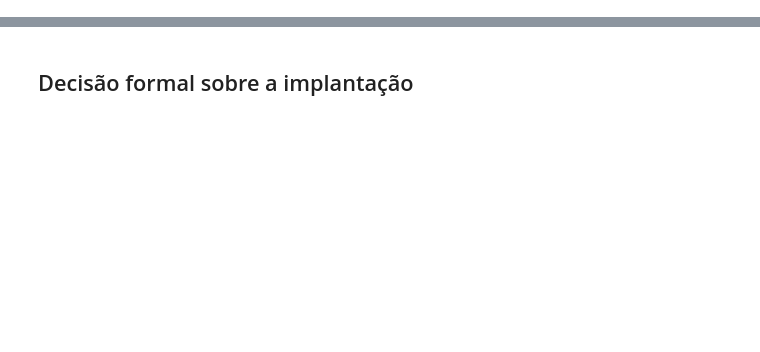
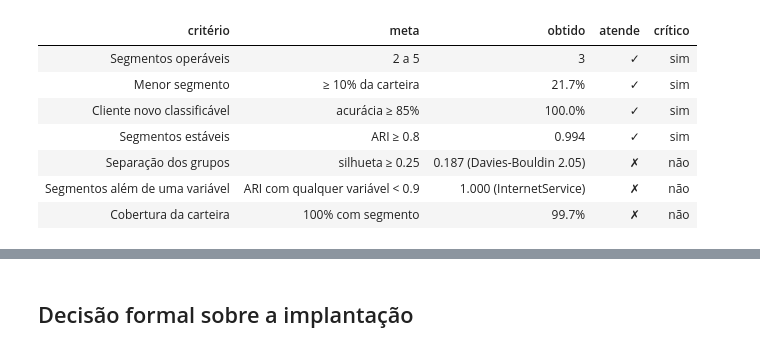
Before and after one commit to stevens-castro/projeto-retencao-clientes-telecom, a Jupyter notebook: notebooks/05-avaliacao.ipynb, the cells around one changed output, grey strips where cells are left out. Drawn from its saved outputs; the diff is of its cells as text; code cells hidden in the pictures; blank space fills up the shorter version.

Commit message:
Comit do notebook 05-avaliacao.

```diff
--- a/notebooks/05-avaliacao.ipynb
+++ b/notebooks/05-avaliacao.ipynb
@@ -169,0 +163,62 @@ cenarios.style.format({'ganho': '{:.0%}', 'receita_extra': '${:,.0f}', 'resultad
+# %%
+rotulos = segmentos[validos]
+k = len(np.unique(rotulos))                                                       # segmentos formados (sem ruído)
+fatia_min = pd.Series(rotulos).value_counts().min() / len(df)                     # tamanho do menor segmento
+silhueta = silhouette_score(X[validos], rotulos)                                  # recalculada na base atual
+davies_bouldin = davies_bouldin_score(X[validos], rotulos)                        # informativo: menor = grupos mais compactos e separados
+
+classificador = RandomForestClassifier(n_estimators=300, n_jobs=-1, random_state=42)
+acuracia = cross_val_score(classificador, X[validos], rotulos,
+                           cv=StratifiedKFold(5, shuffle=True, random_state=42)).mean()  # acerto em clientes fora do treino
+
+# Estabilidade: refaz o vencedor em reamostragens e compara com a partição original nos mesmos clientes
+try:
+    modelo = joblib.load(Path('../models') / selecionado['arquivo'])              # k-medianas/k-medoides só carregam onde a classe existe
+    rng = np.random.default_rng(42)
+    aris = []
+    for _ in range(REAMOSTRAGENS):
+        amostra = rng.choice(len(X), len(X), replace=True)
+        novos = clone(modelo).fit_predict(X[amostra])
+        aris.append(adjusted_rand_score(segmentos[amostra], novos))
+    estabilidade = float(np.mean(aris))
+except Exception as erro:
+    estabilidade = np.nan
+    print(f'Estabilidade não calculada ({type(erro).__name__}: {erro})')
+
+# Redundância: algum filtro de uma variável só reproduz os segmentos?
+originais = df.drop(columns=['customerID', 'segmento'])
+redundancia = pd.Series({
+    c: adjusted_rand_score(rotulos, (pd.qcut(originais[c], 5, duplicates='drop', labels=False)
+                                     if pd.api.types.is_numeric_dtype(originais[c]) and originais[c].nunique() > 5
+                                     else originais[c])[validos])
+    for c in originais.columns}).sort_values(ascending=False)
+var_redundante = redundancia.index[0]
+
+linhas = [  # (critério, meta, obtido, atende, crítico)
+    ('Segmentos operáveis', f'{K_MIN} a {K_MAX}', f'{k}', K_MIN <= k <= K_MAX, True),
+    ('Menor segmento', f'≥ {FATIA_MINIMA:.0%} da carteira', f'{fatia_min:.1%}', fatia_min >= FATIA_MINIMA, True),
+    ('Cliente novo classificável', f'acurácia ≥ {ACURACIA_MINIMA:.0%}', f'{acuracia:.1%}', acuracia >= ACURACIA_MINIMA, True),
+    ('Segmentos estáveis', f'ARI ≥ {ESTABILIDADE_MINIMA}', f'{estabilidade:.3f}', bool(estabilidade >= ESTABILIDADE_MINIMA), True),
+]
+linhas += [
+    ('Separação dos grupos', f'silhueta ≥ {SILHUETA_MINIMA}', f'{silhueta:.3f} (Davies-Bouldin {davies_bouldin:.2f})',
+     silhueta >= SILHUETA_MINIMA, False),
+    ('Segmentos além de uma variável', f'ARI com qualquer variável < {REDUNDANCIA_MAXIMA}',
+     f'{redundancia.iloc[0]:.3f} ({var_redundante})', redundancia.iloc[0] < REDUNDANCIA_MAXIMA, False),
+    ('Cobertura da carteira', '100% com segmento', f'{validos.mean():.1%}', bool(validos.all()), False),
+]
+avaliacao = pd.DataFrame(linhas, columns=['critério', 'meta', 'obtido', 'atende', 'crítico'])
+
+(avaliacao.assign(atende=avaliacao['atende'].map({True: '✓', False: '✗'}),
+                  crítico=avaliacao['crítico'].map({True: 'sim', False: 'não'}))
+ .style.hide(axis='index')
+ .apply(lambda linha: ['background-color: #fde2e1' if linha['atende'] == '✗' else ''] * len(linha), axis=1))  # falhas em vermelho
+# %% [output]
+| critério | meta | obtido | atende | crítico |
+| Segmentos operáveis | 2 a 5 | 3 | ✓ | sim |
+| Menor segmento | ≥ 10% da carteira | 21.7% | ✓ | sim |
+| Cliente novo classificável | acurácia ≥ 85% | 100.0% | ✓ | sim |
+| Segmentos estáveis | ARI ≥ 0.8 | 0.994 | ✓ | sim |
+| Separação dos grupos | silhueta ≥ 0.25 | 0.187 (Davies-Bouldin 2.05) | ✗ | não |
+| Segmentos além de uma variável | ARI com qualquer variável < 0.9 | 1.000 (InternetService) | ✗ | não |
+| Cobertura da carteira | 100% com segmento | 99.7% | ✗ | não |
```
Also changed, not shown: parts of 26 cells of this notebook.
